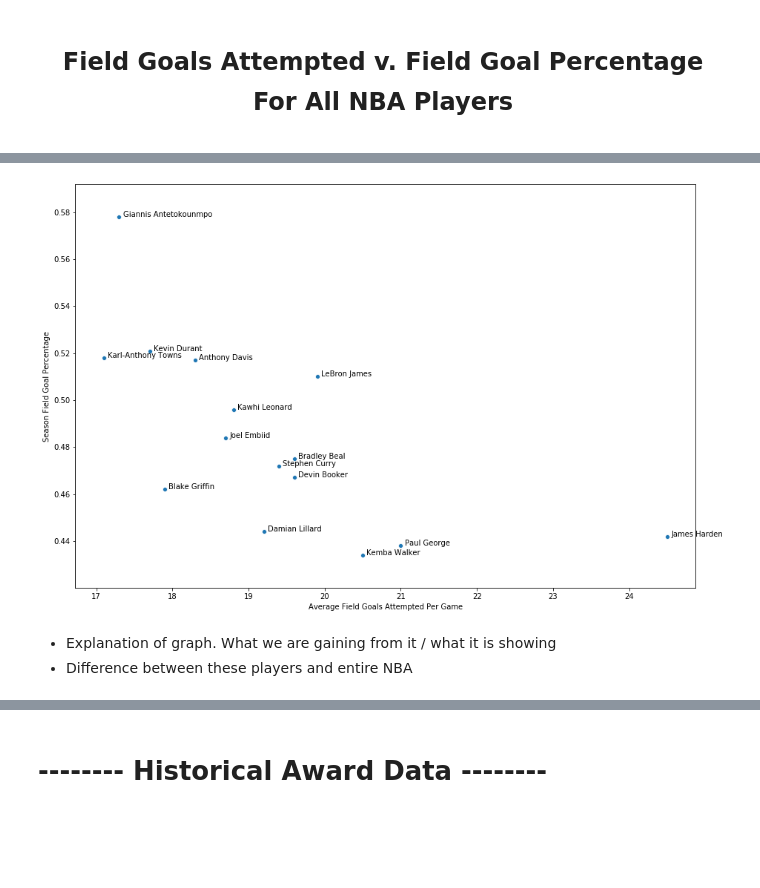
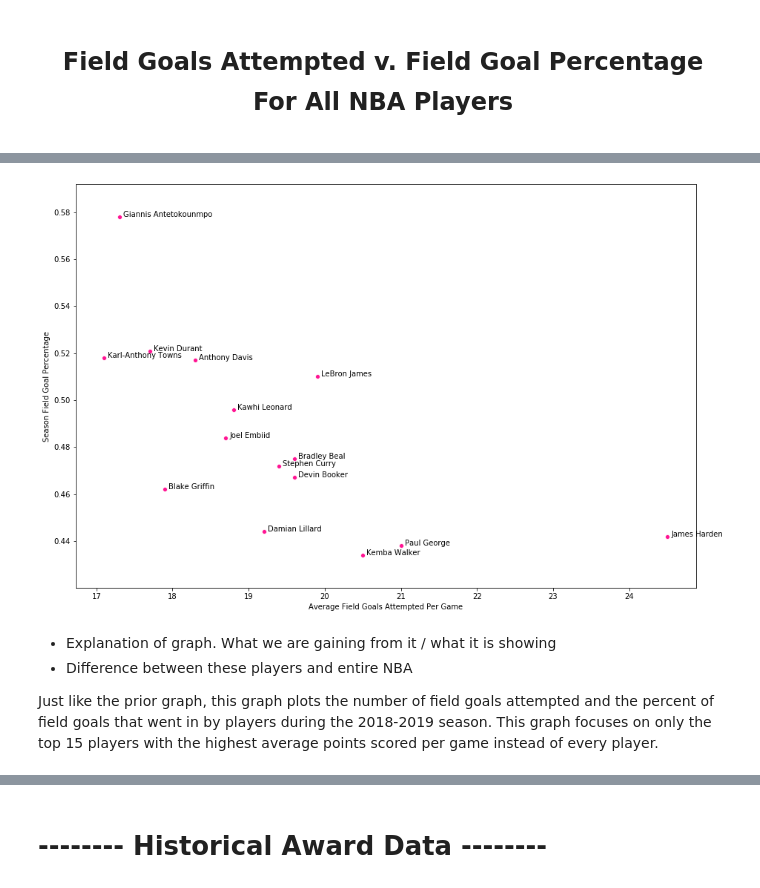
Before and after one commit to Ajnbro/nba320.github.io, a Jupyter notebook: Final Project Notebook.ipynb, the cells around one changed output, grey strips where cells are left out. Cells and saved outputs as stored; diff of their text form; code cells hidden in the pictures; blank space fills up the shorter version.

```diff
--- a/Final Project Notebook.ipynb
+++ b/Final Project Notebook.ipynb
@@ -216,21 +225,23 @@ plt.show()
 # %%
 plt.figure(figsize=(15, 10))
-top_15 = nba_stats.head(15)
-ax = sns.scatterplot(x = 'FGA', y = 'FG%', data = top_15)
-# Graphing Minutes Played against Points Per Game. The Hue of the
-# graph indicates the numner of Field Goals Attempted by each player
-# in the graph.
+# Create a scatterplot of the average field goals attempted vs field goal percentage for top 15 players
+ax = sns.scatterplot(x = 'FGA', y = 'FG%', data = top_15, color='deeppink')
+
+# Lable points with player's name associated with them
 for line in range(0,top_15.shape[0]):
     plt.text(top_15['FGA'][line] + 0.05, top_15['FG%'][line],
             top_15['Player'][line], horizontalalignment = 'left',
             size = '10', color = 'black')
 
+# Set up axis
 ax.set_xlabel('Average Field Goals Attempted Per Game')
 ax.set_ylabel('Season Field Goal Percentage')
 
 plt.show()
 # %% [output]
-[figure, old version]
+[figure, new version]
 # %% [markdown]
 - Explanation of graph. What we are gaining from it / what it is showing
 - Difference between these players and entire NBA
+
+Just like the prior graph, this graph plots the number of field goals attempted and the percent of field goals that went in by players during the 2018-2019 season. This graph focuses on only the top 15 players with the highest average points scored per game instead of every player.
```
Also changed, not shown: parts of 38 cells of this notebook.
